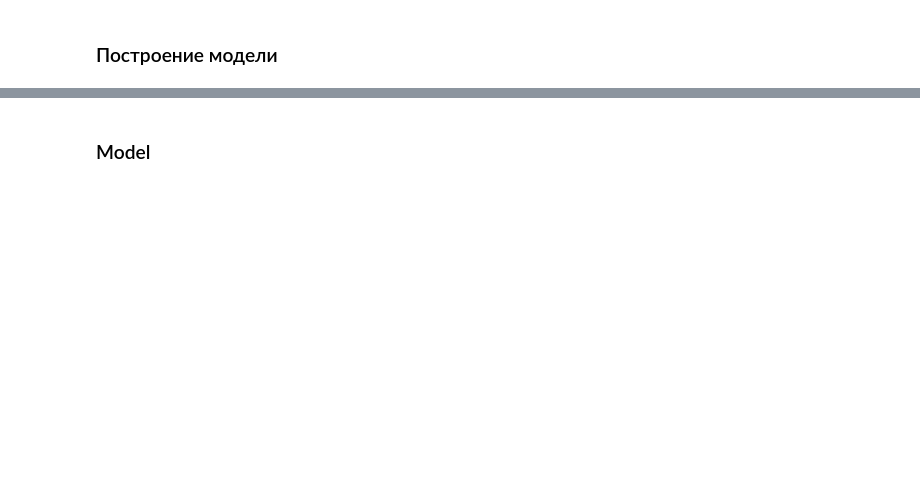
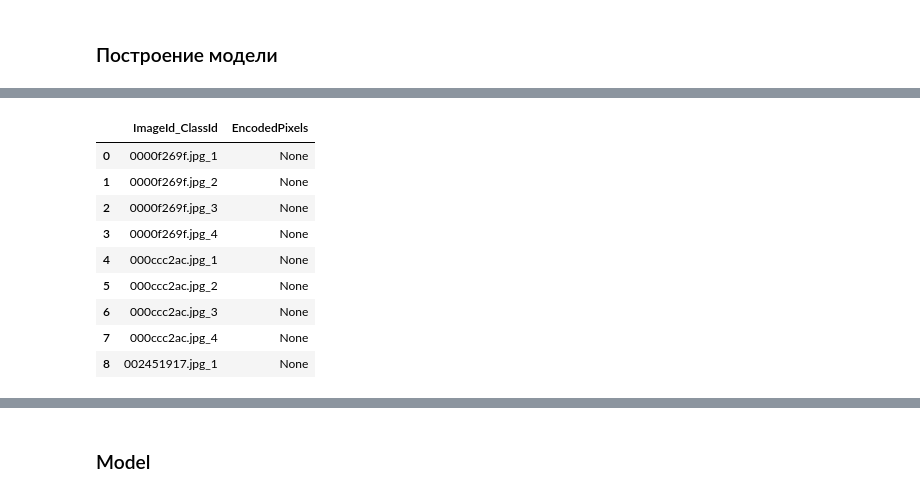
Before and after one commit to Miillya/Geekbrains, a Jupyter notebook: Введение в нейронные сети/Урок 6. Сегментация/hw_06.ipynb, the cells around one changed output, grey strips where cells are left out. Drawn from its saved outputs; the diff is of its cells as text; code cells hidden in the pictures; blank space fills up the shorter version.

```diff
--- a/Введение в нейронные сети/Урок 6. Сегментация/hw_06.ipynb
+++ b/Введение в нейронные сети/Урок 6. Сегментация/hw_06.ipynb
@@ -150,20 +188,0 @@ print(len(train),len(test))
-# %%
-# X_train, X_test, y_train, y_test = train_test_split(X, y)
-time_temp = 10
-X_temp = []
-Y_temp = []
-for i in range(len(train)-time_temp-1):
-    a = train[i:(i+time_temp), 0]
-    X_temp.append(a)
-    Y_temp.append(train[i + time_temp, 0])
-X_train = np.array(X_temp)
-y_train = np.array(Y_temp)
-# %%
-X_temp = []
-Y_temp = []
-for i in range(len(test)-time_temp-1):
-    a = test[i:(i+time_temp), 0]
-    X_temp.append(a)
-    Y_temp.append(test[i + time_temp, 0])
-X_test = np.array(X_temp)
-y_test = np.array(Y_temp)
@@ -172,0 +199,18 @@ X_test = np.reshape(X_test, (X_test.shape[0], 1, X_test.shape[1]))
+# %%
+sub_df = pd.DataFrame(columns=['ImageId_ClassId','EncodedPixels'])
+for i in tqdm(range(len(sub_df_origin))):
+    for j in range(4):
+        tmp_se = pd.Series( [sub_df_origin['ImageId'][i]+'_{}'.format(j+1),None], index=sub_df.columns )
+        sub_df = sub_df.append( tmp_se, ignore_index=True )
+sub_df.head(9)
+# %% [output]
+|  | ImageId_ClassId | EncodedPixels |
+| 0 | 0000f269f.jpg_1 | None |
+| 1 | 0000f269f.jpg_2 | None |
+| 2 | 0000f269f.jpg_3 | None |
+| 3 | 0000f269f.jpg_4 | None |
+| 4 | 000ccc2ac.jpg_1 | None |
+| 5 | 000ccc2ac.jpg_2 | None |
+| 6 | 000ccc2ac.jpg_3 | None |
+| 7 | 000ccc2ac.jpg_4 | None |
+| 8 | 002451917.jpg_1 | None |
```
Also changed, not shown: parts of 70 cells of this notebook.
